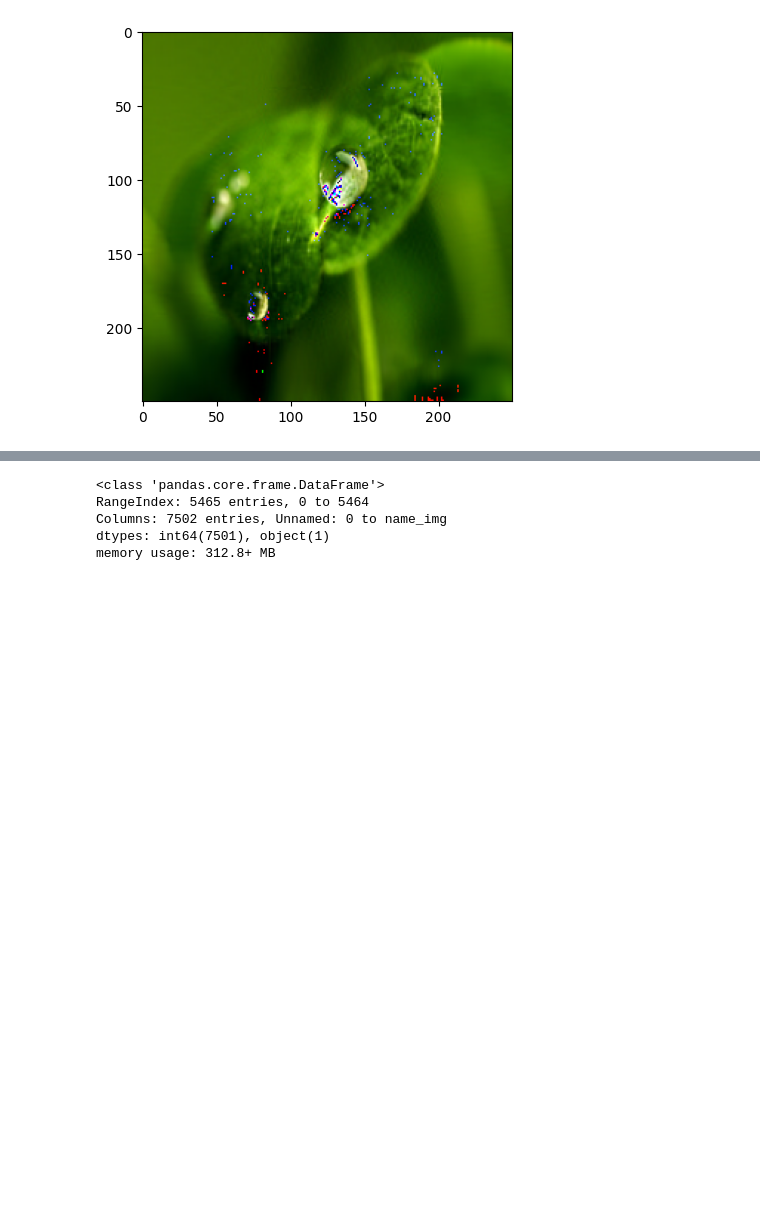
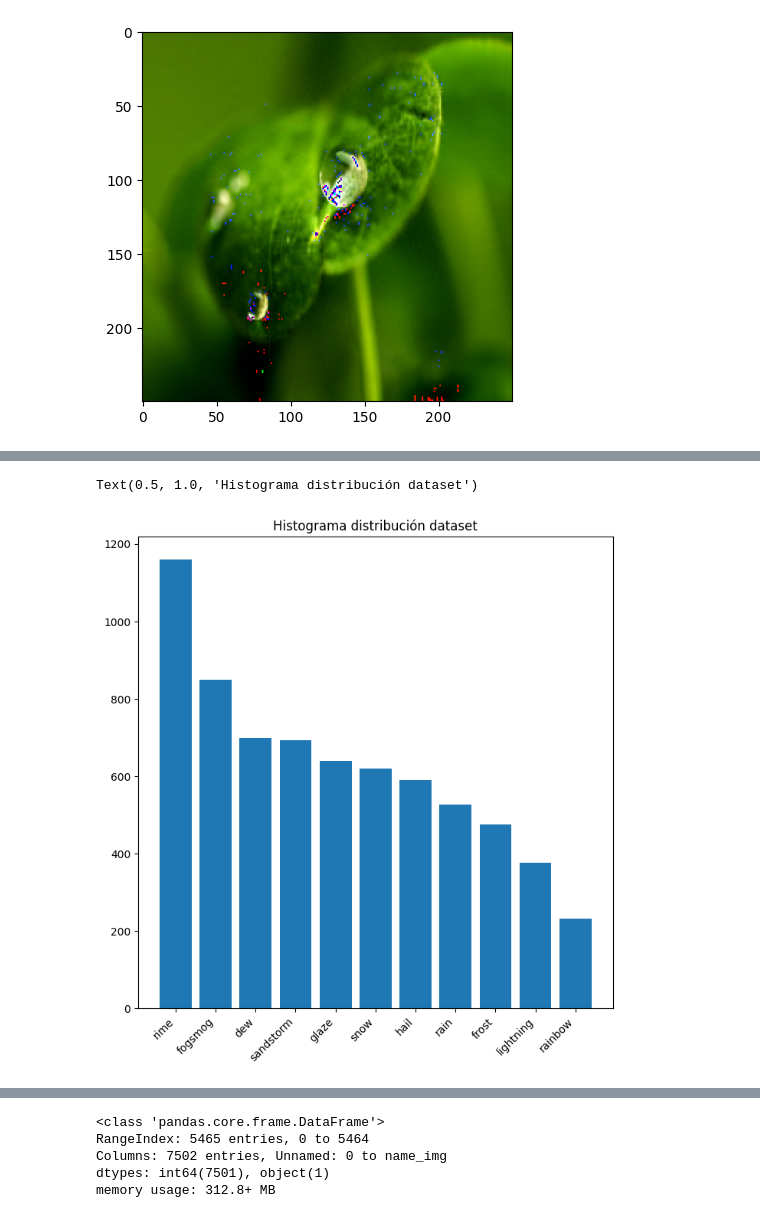
Before and after one commit to Alkaeee/Proyect_ML, a Jupyter notebook: notebooks/clean.ipynb, the cells around one changed output, grey strips where cells are left out. Cells and saved outputs as stored; diff of their text form; code cells hidden in the pictures; blank space fills up the shorter version.

```diff
--- a/notebooks/clean.ipynb
+++ b/notebooks/clean.ipynb
@@ -13,6 +14,6 @@ import os
 import shutil
 # %%
 # windows
-os.getcwd()
-ruta="C:\\Users\\javie\\OneDrive\\Documentos\\Hacker\\Proyecto-Machine-Learning\\data\\raw_data\\raw"
-os.chdir(ruta)
+path = os.getcwd()
+#ruta="C:\\Users\\javie\\OneDrive\\Documentos\\Hacker\\Proyecto-Machine-Learning\\data\\raw_data\\raw"
+#os.chdir(ruta)
@@ -22,20 +19,0 @@ im = Image
-# %%
-os.chdir("C:\\Users\\javie\\OneDrive\\Documentos\\Hacker\\Proyecto-Machine-Learning\\data\\raw_data\\raw")
-images_os = os.getcwd()
-for name_rut in os.listdir(images_os):
-    ruta = f"C:\\Users\\javie\\OneDrive\\Documentos\\Hacker\\Proyecto-Machine-Learning\\data\\raw_data\\raw\\{name_rut}"
-    os.chdir(ruta)
-    img_rut = os.getcwd()
-    for archivo in os.listdir(img_rut):
-        try:
-            image = Image.open(archivo)
-            name_arch = archivo.split(".")
-            new_image = image.resize((250, 250))
-            new_image.save(f"{name_arch[0]}_resize.png")
-            destination_path = f"C:\\Users\\javie\\OneDrive\\Documentos\\Hacker\\Proyecto-Machine-Learning\\data\\raw_data\\image_resize\\{name_rut}"
-            if not os.path.exists(destination_path):
-                os.makedirs(destination_path)
-            shutil.move(f"{name_arch[0]}_resize.png", destination_path)
-        except Exception:
-            print(Exception)
-    os.chdir("C:\\Users\\javie\\OneDrive\\Documentos\\Hacker\\Proyecto-Machine-Learning\\data\\raw_data\\raw")
@@ -53,0 +20,4 @@ snow
+# %%
+RAW_IMAGE_PATH = os.getcwd() + '\\..\\data\\raw_data\\raw'
+RESIZE_IMAGE_PATH = os.getcwd() +  '\\..\\data\\raw_data\\image_resize'
+COMPRESSED_IMAGE_PATH = os.getcwd() +  '\\..\\data\\raw_data\\image_compressed'
@@ -154,0 +147,3 @@ df_comp
+# %%
+df_comp = create_dataframe(COMPRESSED_IMAGE_PATH)
+df_comp
@@ -188,0 +196,9 @@ df_test_comp.to_csv(".\\data\\datasets\\test.csv", sep=";")
+# %%
+plt.figure(figsize=(8,8))
+plt.bar(df_comp["name_img"].value_counts().index, height = df_comp["name_img"].value_counts().values);
+plt.xticks(rotation=45, ha='right');
+plt.title("Histograma distribución dataset")
+#plt.savefig("..\\app\\src\img\\analitycs\\hist_dataset.png")
+# %% [output]
+Text(0.5, 1.0, 'Histograma distribución dataset')
+[figure, added]
```
Also changed, not shown: parts of 27 cells of this notebook, 16 other files.
